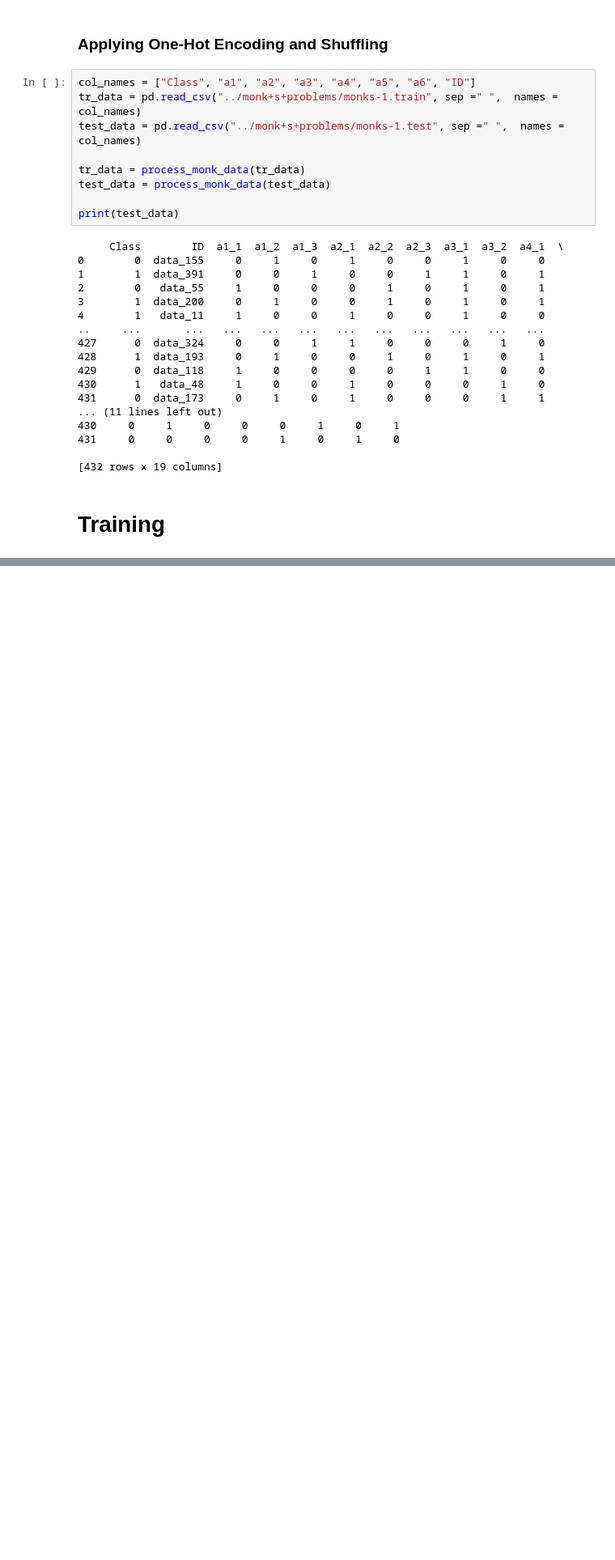
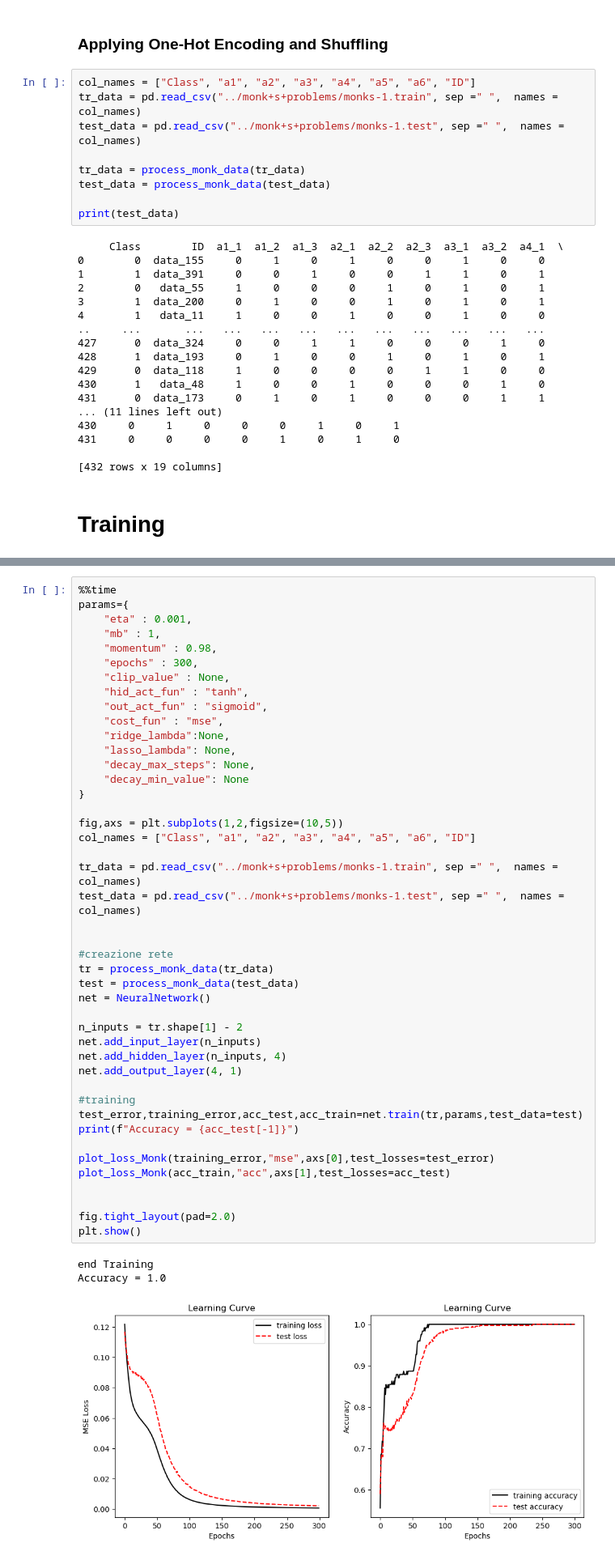
Before and after one commit to Nsivaa/ML, a Jupyter notebook: project/MONK_notebook.ipynb, the cells around one changed output, grey strips where cells are left out. Shown at 81% size. Cells and saved outputs as stored; diff of their text form; blank space fills up the shorter version.

```diff
--- a/project/MONK_notebook.ipynb
+++ b/project/MONK_notebook.ipynb
@@ -81,0 +115,48 @@ Wall time: 1h 19min 23s
+# %%
+%%time
+params={
+    "eta" : 0.001,
+    "mb" : 1,
+    "momentum" : 0.98,
+    "epochs" : 300,
+    "clip_value" : None,
+    "hid_act_fun" : "tanh",
+    "out_act_fun" : "sigmoid",
+    "cost_fun" : "mse",
+    "ridge_lambda":None,
+    "lasso_lambda": None,
+    "decay_max_steps": None,
+    "decay_min_value": None
+}
+
+fig,axs = plt.subplots(1,2,figsize=(10,5))
+col_names = ["Class", "a1", "a2", "a3", "a4", "a5", "a6", "ID"]
+
+tr_data = pd.read_csv("../monk+s+problems/monks-1.train", sep =" ",  names = col_names)
+test_data = pd.read_csv("../monk+s+problems/monks-1.test", sep =" ",  names = col_names)
+
+
+#creazione rete
+tr = process_monk_data(tr_data)
+test = process_monk_data(test_data)
+net = NeuralNetwork()
+
+n_inputs = tr.shape[1] - 2
+net.add_input_layer(n_inputs)
+net.add_hidden_layer(n_inputs, 4)
+net.add_output_layer(4, 1)
+
+#training
+test_error,training_error,acc_test,acc_train=net.train(tr,params,test_data=test)
+print(f"Accuracy = {acc_test[-1]}")
+
+plot_loss_Monk(training_error,"mse",axs[0],test_losses=test_error)
+plot_loss_Monk(acc_train,"acc",axs[1],test_losses=acc_test)
+
+
+fig.tight_layout(pad=2.0)
+plt.show()
+# %% [output]
+end Training
+Accuracy = 1.0
+[figure, added]
```
Also changed, not shown: parts of 12 cells of this notebook, 1 other file.
